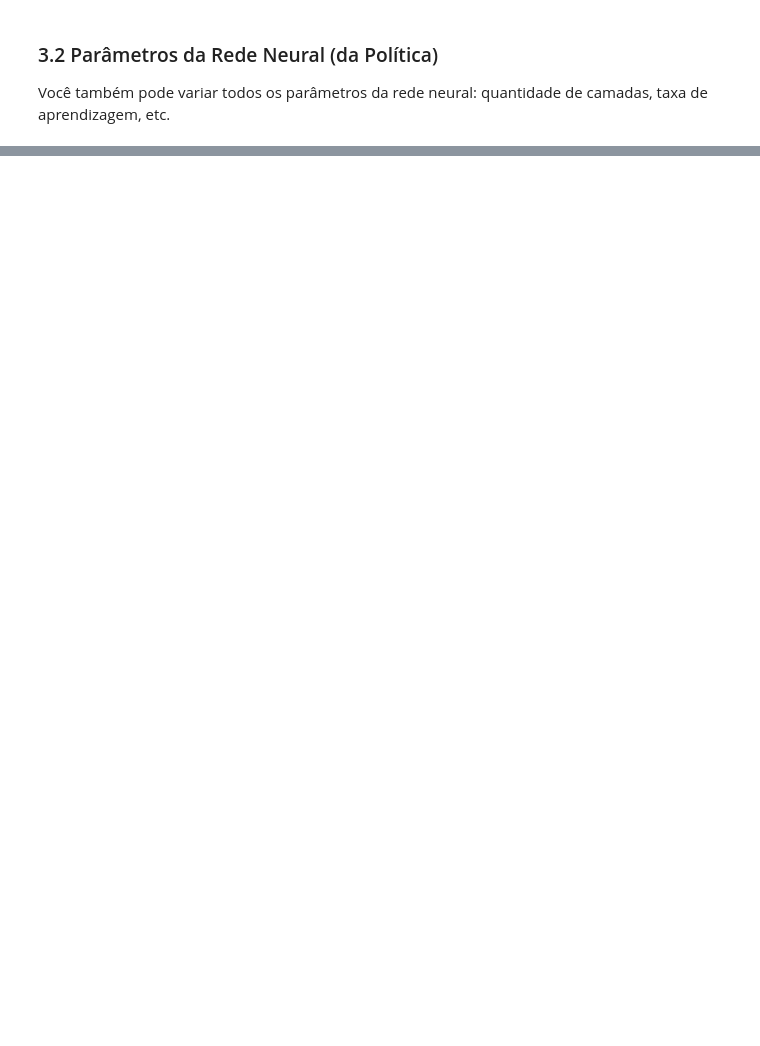
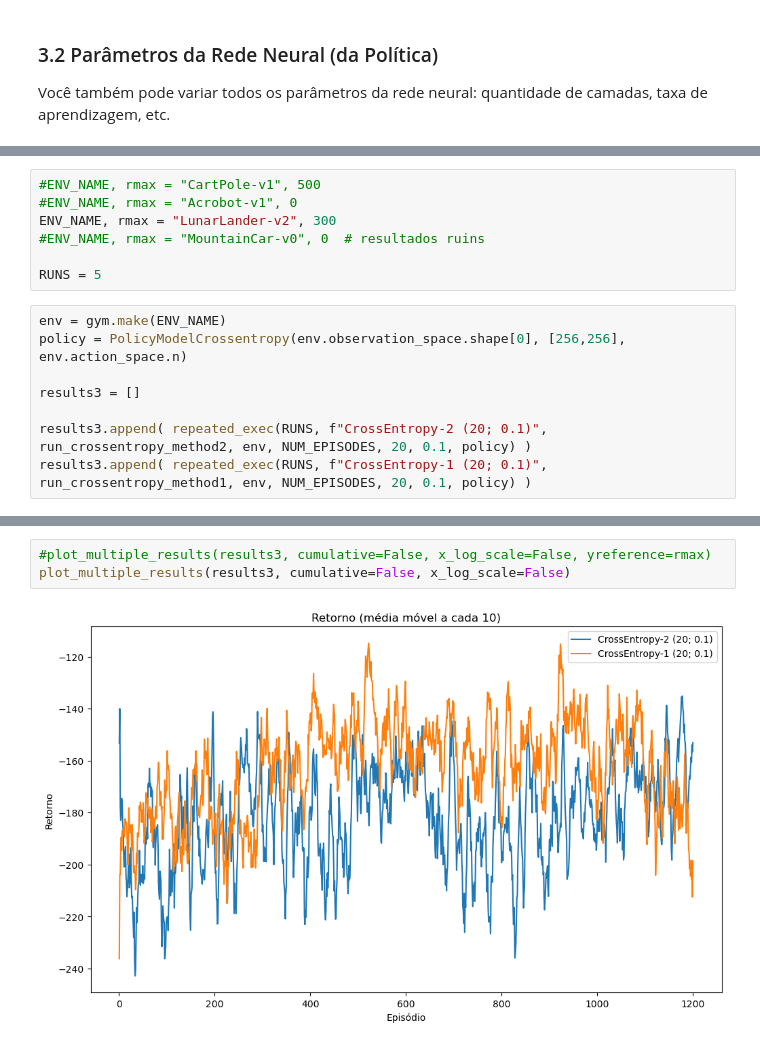
Before and after one commit to pablo-sampaio/rl_facil, a Jupyter notebook: capExtra/capX-crossentropy.ipynb, the cells around one changed output, grey strips where cells are left out. Saved outputs shown, nothing was run; the diff lists cells and outputs as text; blank space fills up the shorter version.

```diff
--- a/capExtra/capX-crossentropy.ipynb
+++ b/capExtra/capX-crossentropy.ipynb
@@ -200,0 +142,15 @@ Summary for CrossEntropy (hnodes=128)
+# %%
+#ENV_NAME, rmax = "CartPole-v1", 500
+#ENV_NAME, rmax = "Acrobot-v1", 0
+ENV_NAME, rmax = "LunarLander-v2", 300
+#ENV_NAME, rmax = "MountainCar-v0", 0  # resultados ruins
+
+RUNS = 5
+# %%
+env = gym.make(ENV_NAME)
+policy = PolicyModelCrossentropy(env.observation_space.shape[0], [256,256], env.action_space.n)
+
+results3 = []
+
+results3.append( repeated_exec(RUNS, f"CrossEntropy-2 (20; 0.1)", run_crossentropy_method2, env, NUM_EPISODES, 20, 0.1, policy) )
+results3.append( repeated_exec(RUNS, f"CrossEntropy-1 (20; 0.1)", run_crossentropy_method1, env, NUM_EPISODES, 20, 0.1, policy) )
@@ -200,0 +162,5 @@ Summary for CrossEntropy (hnodes=128)
+# %%
+#plot_multiple_results(results3, cumulative=False, x_log_scale=False, yreference=rmax)
+plot_multiple_results(results3, cumulative=False, x_log_scale=False)
+# %% [output]
+[figure, added]
```
Also changed, not shown: parts of 25 cells of this notebook, 9 other files.
